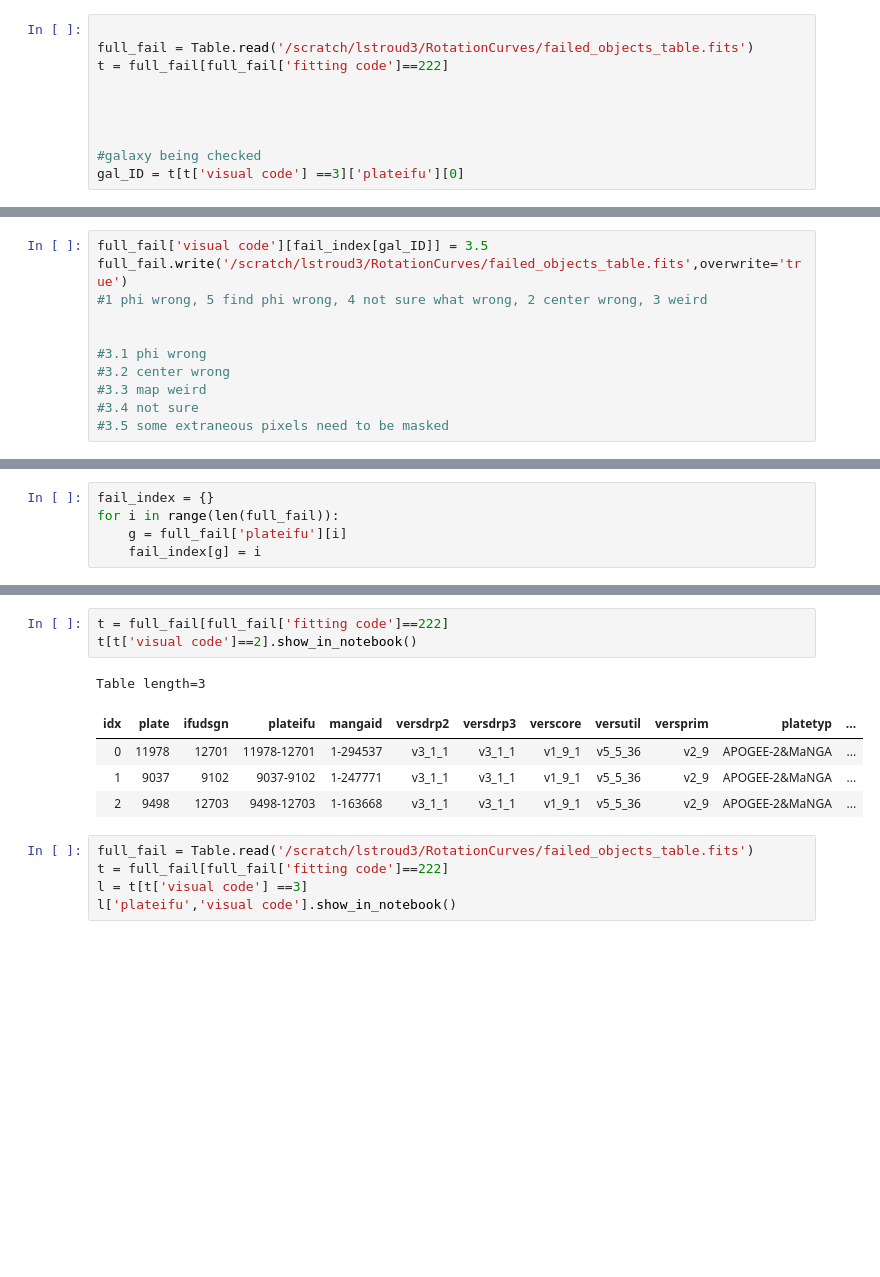
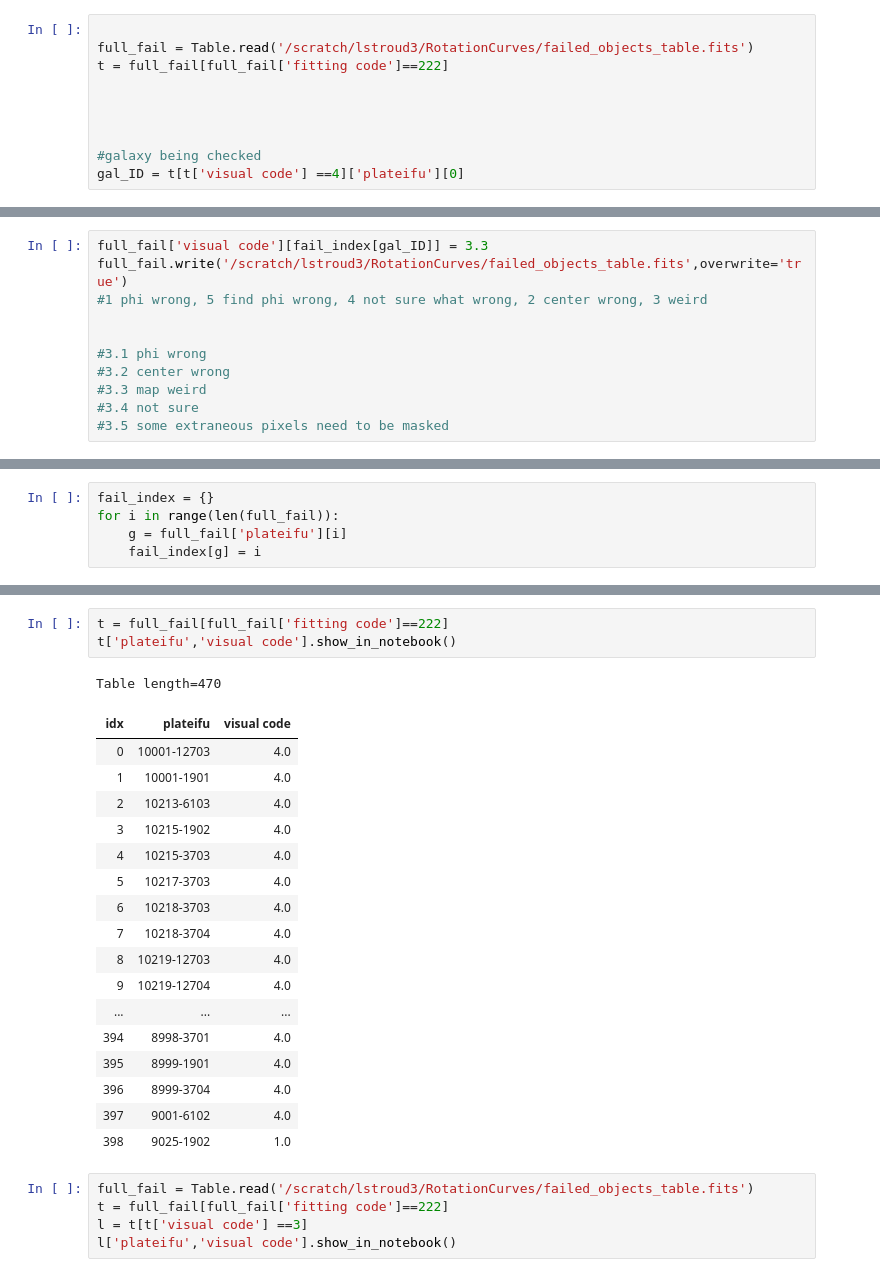
Before and after one commit to athenacat/RotationCurve, a Jupyter notebook: 2D_RC/checking_center_and_phi.ipynb, the cells around one changed output, grey strips where cells are left out. Drawn from its saved outputs; the diff is of its cells as text; blank space fills up the shorter version.

```diff
--- a/2D_RC/checking_center_and_phi.ipynb
+++ b/2D_RC/checking_center_and_phi.ipynb
@@ -29,7 +29,7 @@ t = full_fail[full_fail['fitting code']==222]
 
 
 #galaxy being checked
-gal_ID = t[t['visual code'] ==3]['plateifu'][0]
+gal_ID = t[t['visual code'] ==4]['plateifu'][0]
 # %%
 #reading in velocity map and getting center/phi
 maps = extract_data(VEL_MAP_FOLDER,gal_ID,['Ha_vel', 'r_band', 'Ha_flux', 'Ha_sigma'])
@@ -128,5 +126,5 @@ maps['vmasked'] -= maps['vmasked'][center]
 # %%
-full_fail['visual code'][fail_index[gal_ID]] = 3.5
+full_fail['visual code'][fail_index[gal_ID]] = 3.3
 full_fail.write('/scratch/lstroud3/RotationCurves/failed_objects_table.fits',overwrite='true')
 #1 phi wrong, 5 find phi wrong, 4 not sure what wrong, 2 center wrong, 3 weird
 
@@ -163,12 +159,25 @@ np.unique(full_fail['visual code'],return_counts=True)
 # %%
 t = full_fail[full_fail['fitting code']==222]
-t[t['visual code']==2].show_in_notebook()
+t['plateifu','visual code'].show_in_notebook()
 # %% [output]
-Table length=3
+Table length=470
-| idx | plate | ifudsgn | plateifu | mangaid | versdrp2 | versdrp3 | verscore | versutil | versprim | platetyp | ... |
-| 0 | 11978 | 12701 | 11978-12701 | 1-294537 | v3_1_1 | v3_1_1 | v1_9_1 | v5_5_36 | v2_9 | APOGEE-2&MaNGA | ... |
-| 1 | 9037 | 9102 | 9037-9102 | 1-247771 | v3_1_1 | v3_1_1 | v1_9_1 | v5_5_36 | v2_9 | APOGEE-2&MaNGA | ... |
-| 2 | 9498 | 12703 | 9498-12703 | 1-163668 | v3_1_1 | v3_1_1 | v1_9_1 | v5_5_36 | v2_9 | APOGEE-2&MaNGA | ... |
+| idx | plateifu | visual code |
+| 0 | 10001-12703 | 4.0 |
+| 1 | 10001-1901 | 4.0 |
+| 2 | 10213-6103 | 4.0 |
+| 3 | 10215-1902 | 4.0 |
+| 4 | 10215-3703 | 4.0 |
+| 5 | 10217-3703 | 4.0 |
+| 6 | 10218-3703 | 4.0 |
+| 7 | 10218-3704 | 4.0 |
+| 8 | 10219-12703 | 4.0 |
+| 9 | 10219-12704 | 4.0 |
+| ... | ... | ... |
+| 394 | 8998-3701 | 4.0 |
+| 395 | 8999-1901 | 4.0 |
+| 396 | 8999-3704 | 4.0 |
+| 397 | 9001-6102 | 4.0 |
+| 398 | 9025-1902 | 1.0 |
 # %%
 full_fail = Table.read('/scratch/lstroud3/RotationCurves/failed_objects_table.fits')
 t = full_fail[full_fail['fitting code']==222]
```
Also changed, not shown: parts of 5 cells of this notebook, 12 other files.
